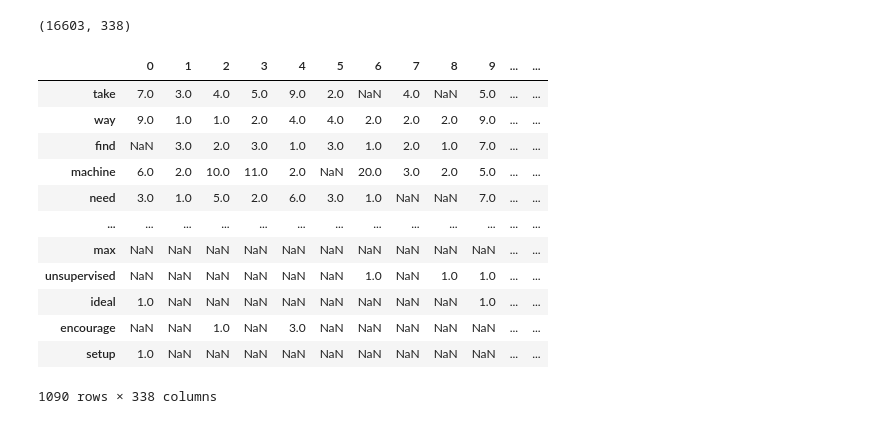
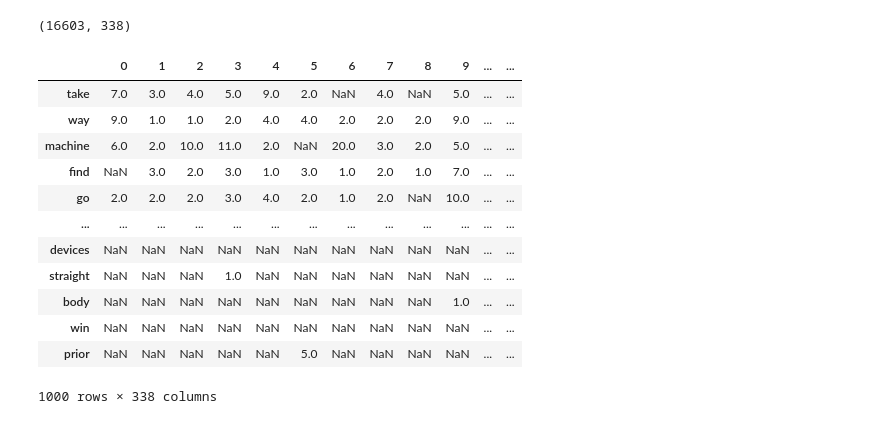
Before and after one commit to klesnkri/lsa-model, a Jupyter notebook: data.ipynb, the cells around one changed output. Saved outputs shown, nothing was run; the diff lists cells and outputs as text; code cells hidden in the pictures.

Commit message:
max_terms functionality in reduce_terms()

```diff
--- a/data.ipynb
+++ b/data.ipynb
@@ -144,18 +144,19 @@ def reduce_terms(df_frequency, max_df=1, min_df=0, max_terms=None):
                 If not None, only top `max_terms` terms will be returned.
     '''
     df = df_frequency.copy()
-    if 'doc_frequency' in df:
-        df = df.drop(columns='doc_frequency')
-
     corpus_size = df.shape[1]
 
-    df['doc_frequency'] = df_frequency.fillna(0).astype(bool).sum(axis=1) / corpus_size
+    if 'doc_frequency' not in df:
+        df['doc_frequency'] = df_frequency.fillna(0).astype(bool).sum(axis=1) / corpus_size
 
     df = df[df.doc_frequency <= max_df]
     df = df[df.doc_frequency >= min_df]
 
-    if max_terms is not None:
-        assert('not implementd' == False) # @TODO - implement or remove
+    if max_terms is not None and max_terms < df.shape[0]:
+        df['term_count'] = df_frequency.fillna(0).sum(axis=1)
+        df = df.sort_values('term_count', ascending=False)
+        df = df.head(max_terms)
+        df.drop('term_count',axis=1, inplace=True)
 
     return df
 # %%
@@ -163,21 +164,21 @@ reduce_terms(df_frequency).sort_values('doc_frequency', ascending=False).shape
 # %% [output]
 (16603, 338)
 # %%
-reduce_terms(df_frequency, 0.8, 0.1).sort_values('doc_frequency', ascending=False)
+reduce_terms(df_frequency, 0.8, 0.1, 1000).sort_values('doc_frequency', ascending=False)
 # %% [output]
 |  | 0 | 1 | 2 | 3 | 4 | 5 | 6 | 7 | 8 | 9 | ... | ... |
 | take | 7.0 | 3.0 | 4.0 | 5.0 | 9.0 | 2.0 | NaN | 4.0 | NaN | 5.0 | ... | ... |
 | way | 9.0 | 1.0 | 1.0 | 2.0 | 4.0 | 4.0 | 2.0 | 2.0 | 2.0 | 9.0 | ... | ... |
+| machine | 6.0 | 2.0 | 10.0 | 11.0 | 2.0 | NaN | 20.0 | 3.0 | 2.0 | 5.0 | ... | ... |
 | find | NaN | 3.0 | 2.0 | 3.0 | 1.0 | 3.0 | 1.0 | 2.0 | 1.0 | 7.0 | ... | ... |
-| machine | 6.0 | 2.0 | 10.0 | 11.0 | 2.0 | NaN | 20.0 | 3.0 | 2.0 | 5.0 | ... | ... |
-| need | 3.0 | 1.0 | 5.0 | 2.0 | 6.0 | 3.0 | 1.0 | NaN | NaN | 7.0 | ... | ... |
+| go | 2.0 | 2.0 | 2.0 | 3.0 | 4.0 | 2.0 | 1.0 | 2.0 | NaN | 10.0 | ... | ... |
 | ... | ... | ... | ... | ... | ... | ... | ... | ... | ... | ... | ... | ... |
-| max | NaN | NaN | NaN | NaN | NaN | NaN | NaN | NaN | NaN | NaN | ... | ... |
-| unsupervised | NaN | NaN | NaN | NaN | NaN | NaN | 1.0 | NaN | 1.0 | 1.0 | ... | ... |
-| ideal | 1.0 | NaN | NaN | NaN | NaN | NaN | NaN | NaN | NaN | 1.0 | ... | ... |
-| encourage | NaN | NaN | 1.0 | NaN | 3.0 | NaN | NaN | NaN | NaN | NaN | ... | ... |
-| setup | 1.0 | NaN | NaN | NaN | NaN | NaN | NaN | NaN | NaN | NaN | ... | ... |
+| devices | NaN | NaN | NaN | NaN | NaN | NaN | NaN | NaN | NaN | NaN | ... | ... |
+| straight | NaN | NaN | NaN | 1.0 | NaN | NaN | NaN | NaN | NaN | NaN | ... | ... |
+| body | NaN | NaN | NaN | NaN | NaN | NaN | NaN | NaN | NaN | 1.0 | ... | ... |
+| win | NaN | NaN | NaN | NaN | NaN | NaN | NaN | NaN | NaN | NaN | ... | ... |
+| prior | NaN | NaN | NaN | NaN | NaN | 5.0 | NaN | NaN | NaN | NaN | ... | ... |
-1090 rows × 338 columns
+1000 rows × 338 columns
 # %%
 df_reduced = reduce_terms(df_frequency, 0.8, 0.1)
 # %%
```
Also changed, not shown: parts of 5 cells of this notebook, 1 other file.
